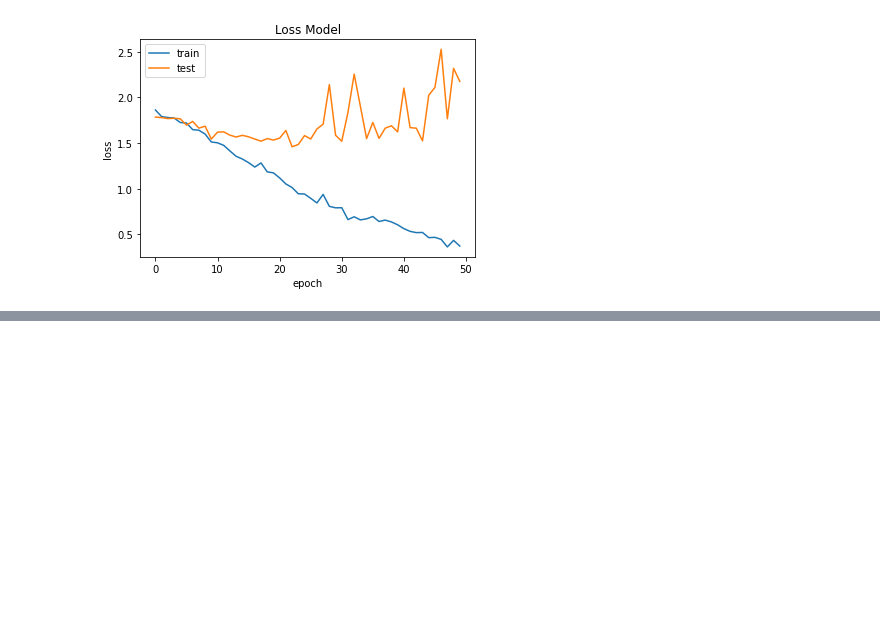
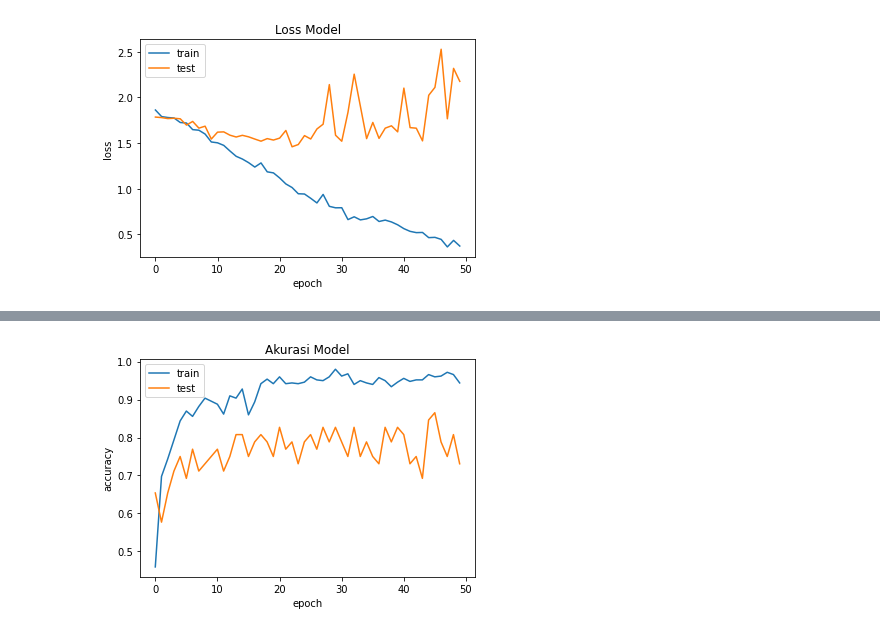
Before and after one commit to HendP/Belajar-Pengembangan-Machine-Learning, a Jupyter notebook: Modull_5.ipynb, the cells around one changed output, grey strips where cells are left out. Drawn from its saved outputs; the diff is of its cells as text; code cells hidden in the pictures; blank space fills up the shorter version.

```diff
--- a/Modull_5.ipynb
+++ b/Modull_5.ipynb
@@ -144,0 +147,14 @@ plt.show()
+# %%
+import tensorflow as tf
+from tensorflow.keras.layers import Input
+from tensorflow.keras.applications import ResNet50
+from tensorflow.keras.applications import ResNet152V2
+model = tf.keras.models.Sequential([
+    ResNet152V2(weights="imagenet", include_top=False, input_tensor=Input(shape=(150, 150, 3))),
+    # tf.keras.layers.Dropout(0.4),
+    tf.keras.layers.Flatten(),
+    tf.keras.layers.Dense(512, activation='relu'),
+    tf.keras.layers.Dense(256, activation='relu'),
+    tf.keras.layers.Dense(6, activation='softmax')
+])
+model.layers[0].trainable = False
@@ -144,0 +164,9 @@ plt.show()
+# %%
+model.compile(optimizer=tf.optimizers.Adam(),
+              loss='categorical_crossentropy',
+              metrics = ['accuracy'])
+# %%
+history = model.fit(train_generator,
+                              validation_data=validation_generator,
+                              epochs=50,
+                              verbose=2)
@@ -144,0 +191,11 @@ plt.show()
+# %%
+import matplotlib.pyplot as plt
+plt.plot(history.history['accuracy'])
+plt.plot(history.history['val_accuracy'])
+plt.title('Akurasi Model')
+plt.ylabel('accuracy')
+plt.xlabel('epoch')
+plt.legend(['train', 'test'], loc='upper left')
+plt.show()
+# %% [output]
+[figure, added]
```
Also changed, not shown: parts of 9 cells of this notebook.
